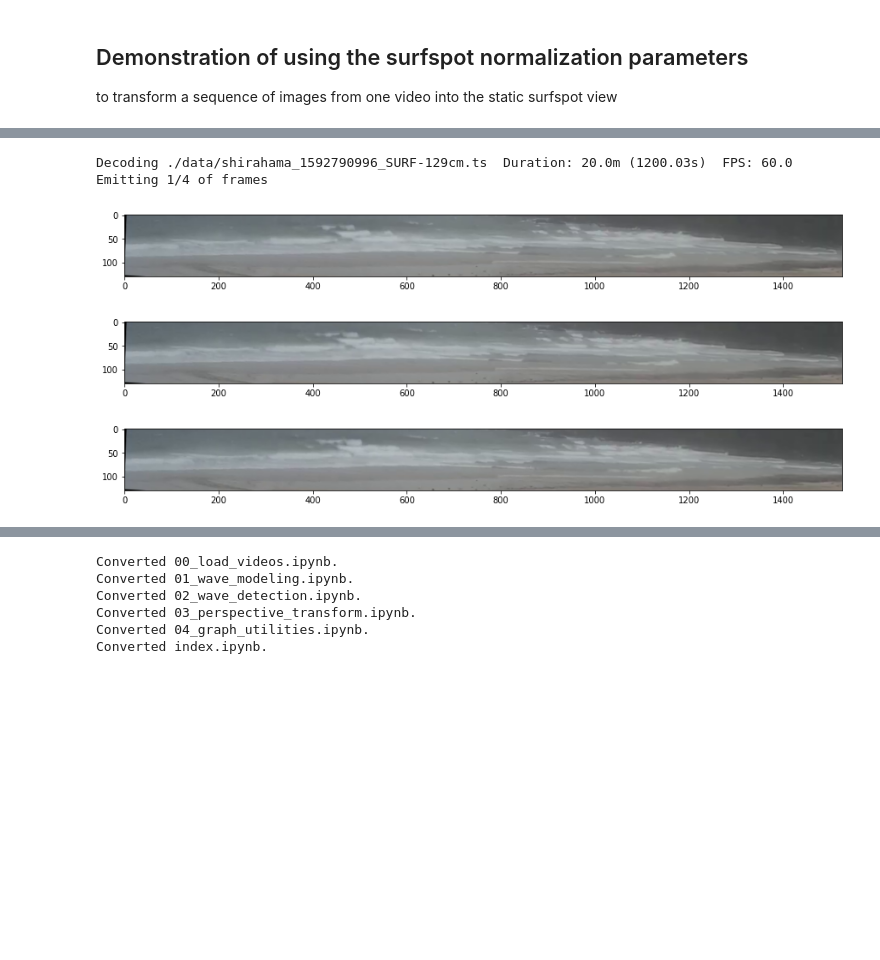
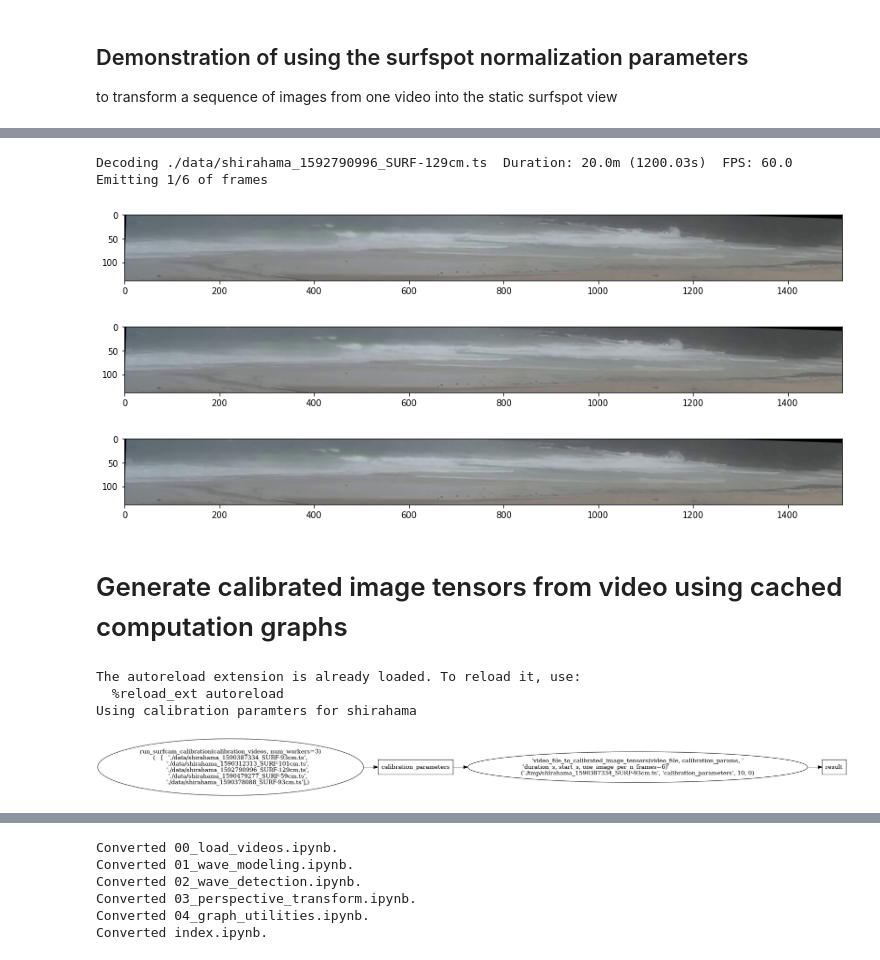
Before and after one commit to sjobeek/surfbreak, a Jupyter notebook: 03_perspective_transform.ipynb, the cells around one changed output, grey strips where cells are left out. Cells and saved outputs as stored; diff of their text form; code cells hidden in the pictures; blank space fills up the shorter version.

```diff
--- a/03_perspective_transform.ipynb
+++ b/03_perspective_transform.ipynb
@@ -494,14 +538,32 @@ Decoding ./tmp/shirahama_1590387334_SURF-93cm.ts  Duration: 20.1m (1204.98s)  FP
 # %%
 video_file = './data/shirahama_1592790996_SURF-129cm.ts'
-frames = load_videos.decode_frame_sequence(video_file, duration_s=10, start_s=50, RGB=True,
-                                              one_image_per_n_frames=4)
-normalized_frames = [normalize_image(frame, **calibration_params) for frame in frames[:15:5]]
-for frame in normalized_frames:
+image_tensor = video_file_to_calibrated_image_tensors(video_file, calibration_params, duration_s=1, start_s=0)
+for frame_idx in range(3):
     plt.figure(figsize=(15,5))
-    plt.imshow(frame)
+    plt.imshow(image_tensor[:,:,:,frame_idx*3])
     plt.show()
 # %% [output]
-Decoding ./data/shirahama_1592790996_SURF-129cm.ts  Duration: 20.0m (1200.03s)  FPS: 60.0  Emitting 1/4 of frames
+Decoding ./data/shirahama_1592790996_SURF-129cm.ts  Duration: 20.0m (1200.03s)  FPS: 60.0  Emitting 1/6 of frames
-[figure, old version]
+[figure, new version]
-[figure, old version]
+[figure, new version]
-[figure, old version]
+[figure, new version]
+# %% [markdown]
+# Generate calibrated image tensors from video using cached computation graphs
+# %%
+%load_ext autoreload
+%autoreload 2
+from surfbreak import graphutils
+import pipelines
+import graphchain
+import dask
+import matplotlib.pyplot as plt
+
+# These tensors are 10hz by default (1/6th of the frames from a of 60Hz video)
+img_tensor_graph = pipelines.video_to_calibrated_image_tensor('./tmp/shirahama_1590387334_SURF-93cm.ts',
+                                                                duration_s=10, start_s=0)
+graphutils.visualize(img_tensor_graph)
+# %% [output]
+The autoreload extension is already loaded. To reload it, use:
+  %reload_ext autoreload
+Using calibration paramters for shirahama
+[figure, added]
```
Also changed, not shown: parts of 9 cells of this notebook, 5 other files.
